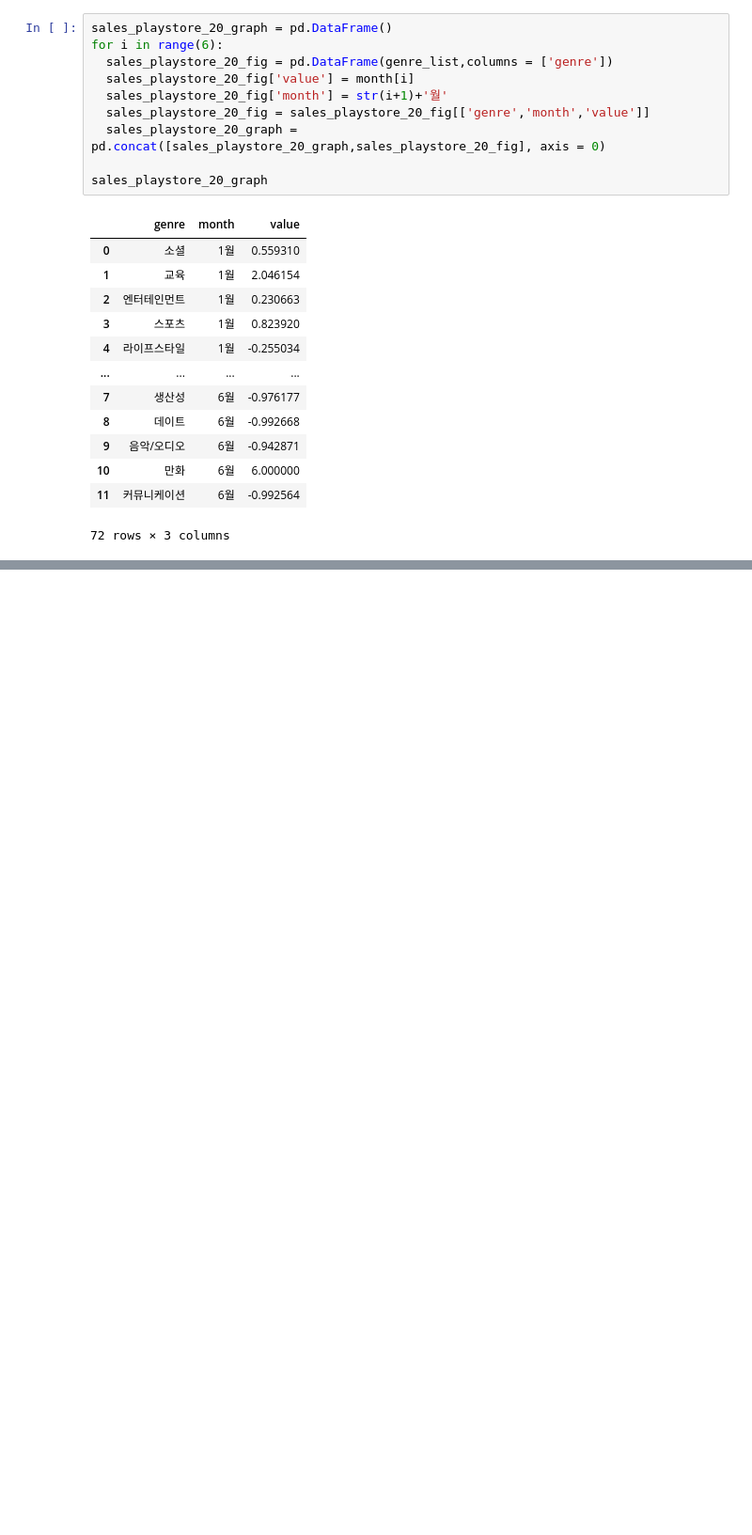
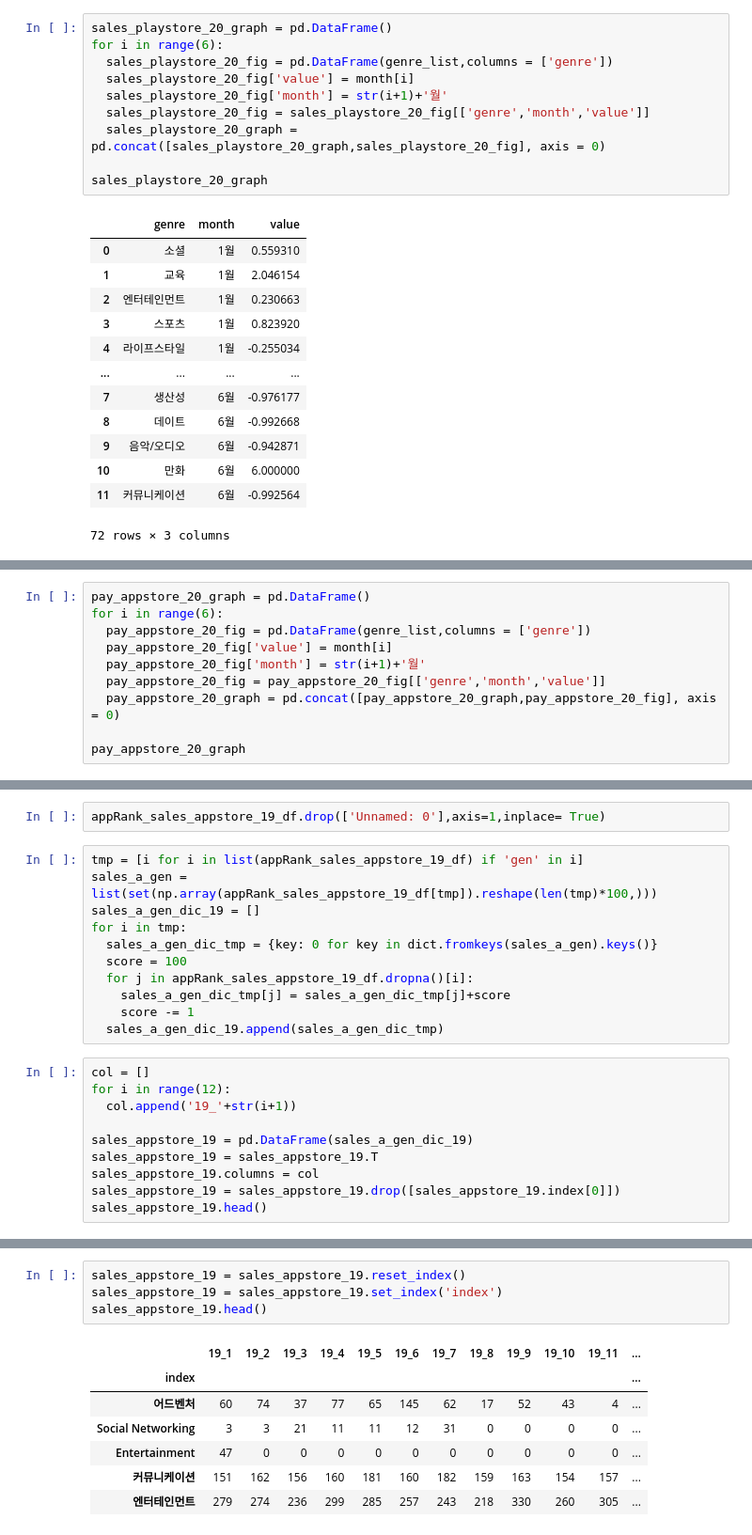
Before and after one commit to con11235/covid19_visualize, a Jupyter notebook: Crawling/app_그래프_시각화.ipynb, the cells around one changed output, grey strips where cells are left out. Shown at 94% size. Cells and saved outputs as stored; diff of their text form; blank space fills up the shorter version.

```diff
--- a/Crawling/app_그래프_시각화.ipynb
+++ b/Crawling/app_그래프_시각화.ipynb
@@ -840,0 +1260,10 @@ fig.show()
+# %%
+pay_appstore_20_graph = pd.DataFrame()
+for i in range(6):
+  pay_appstore_20_fig = pd.DataFrame(genre_list,columns = ['genre'])
+  pay_appstore_20_fig['value'] = month[i]
+  pay_appstore_20_fig['month'] = str(i+1)+'월'
+  pay_appstore_20_fig = pay_appstore_20_fig[['genre','month','value']]
+  pay_appstore_20_graph = pd.concat([pay_appstore_20_graph,pay_appstore_20_fig], axis = 0)
+
+pay_appstore_20_graph
@@ -840,0 +1292,23 @@ fig.show()
+# %%
+appRank_sales_appstore_19_df.drop(['Unnamed: 0'],axis=1,inplace= True)
+# %%
+tmp = [i for i in list(appRank_sales_appstore_19_df) if 'gen' in i]
+sales_a_gen = list(set(np.array(appRank_sales_appstore_19_df[tmp]).reshape(len(tmp)*100,)))
+sales_a_gen_dic_19 = []
+for i in tmp:
+  sales_a_gen_dic_tmp = {key: 0 for key in dict.fromkeys(sales_a_gen).keys()}
+  score = 100
+  for j in appRank_sales_appstore_19_df.dropna()[i]:
+    sales_a_gen_dic_tmp[j] = sales_a_gen_dic_tmp[j]+score
+    score -= 1
+  sales_a_gen_dic_19.append(sales_a_gen_dic_tmp)
+# %%
+col = []
+for i in range(12):
+  col.append('19_'+str(i+1))
+
+sales_appstore_19 = pd.DataFrame(sales_a_gen_dic_19)
+sales_appstore_19 = sales_appstore_19.T
+sales_appstore_19.columns = col
+sales_appstore_19 = sales_appstore_19.drop([sales_appstore_19.index[0]])
+sales_appstore_19.head()
@@ -840,0 +1322,12 @@ fig.show()
+# %%
+sales_appstore_19 = sales_appstore_19.reset_index()
+sales_appstore_19 = sales_appstore_19.set_index('index')
+sales_appstore_19.head()
+# %% [output]
+|  | 19_1 | 19_2 | 19_3 | 19_4 | 19_5 | 19_6 | 19_7 | 19_8 | 19_9 | 19_10 | 19_11 | ... |
+| index |  |  |  |  |  |  |  |  |  |  |  | ... |
+| 어드벤처 | 60 | 74 | 37 | 77 | 65 | 145 | 62 | 17 | 52 | 43 | 4 | ... |
+| Social Networking | 3 | 3 | 21 | 11 | 11 | 12 | 31 | 0 | 0 | 0 | 0 | ... |
+| Entertainment | 47 | 0 | 0 | 0 | 0 | 0 | 0 | 0 | 0 | 0 | 0 | ... |
+| 커뮤니케이션 | 151 | 162 | 156 | 160 | 181 | 160 | 182 | 159 | 163 | 154 | 157 | ... |
+| 엔터테인먼트 | 279 | 274 | 236 | 299 | 285 | 257 | 243 | 218 | 330 | 260 | 305 | ... |
```
Also changed, not shown: parts of 49 cells of this notebook.
